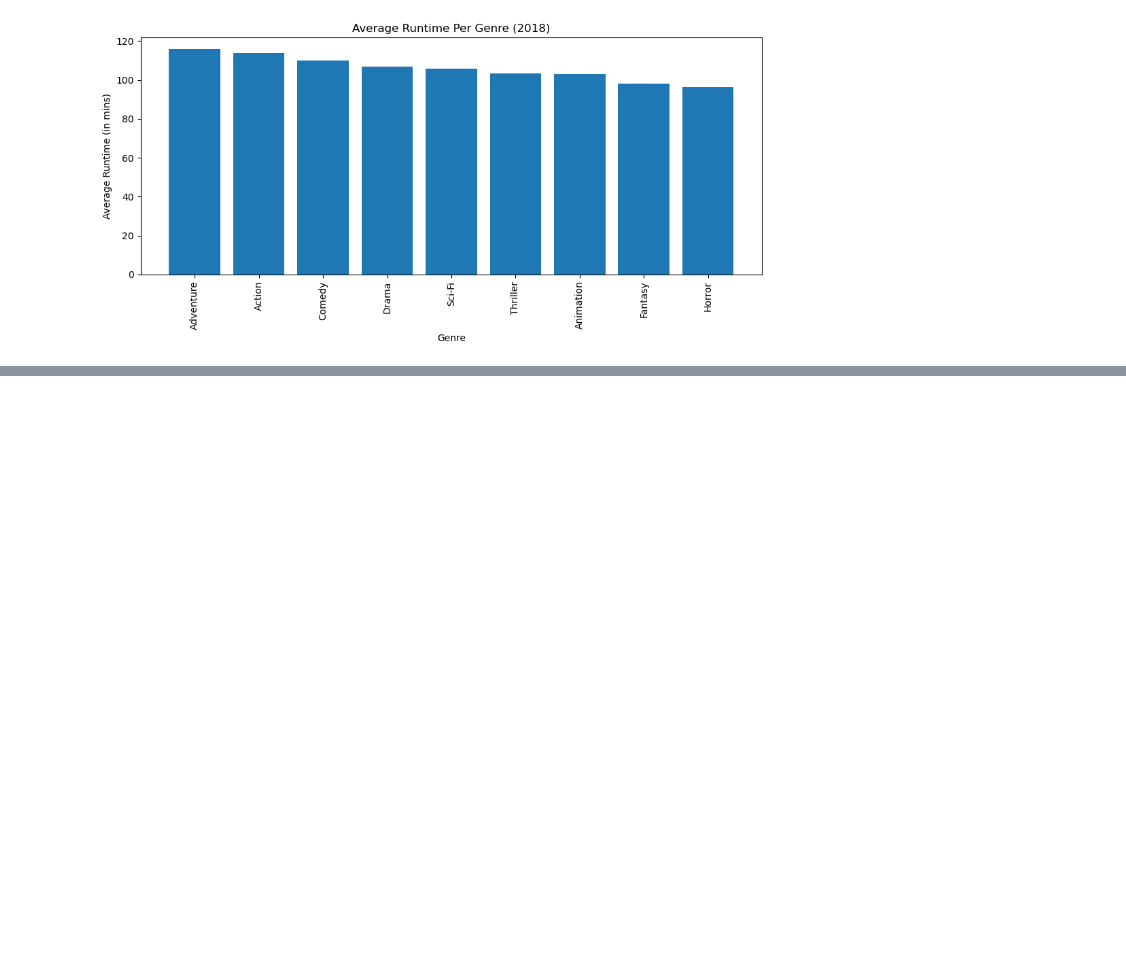
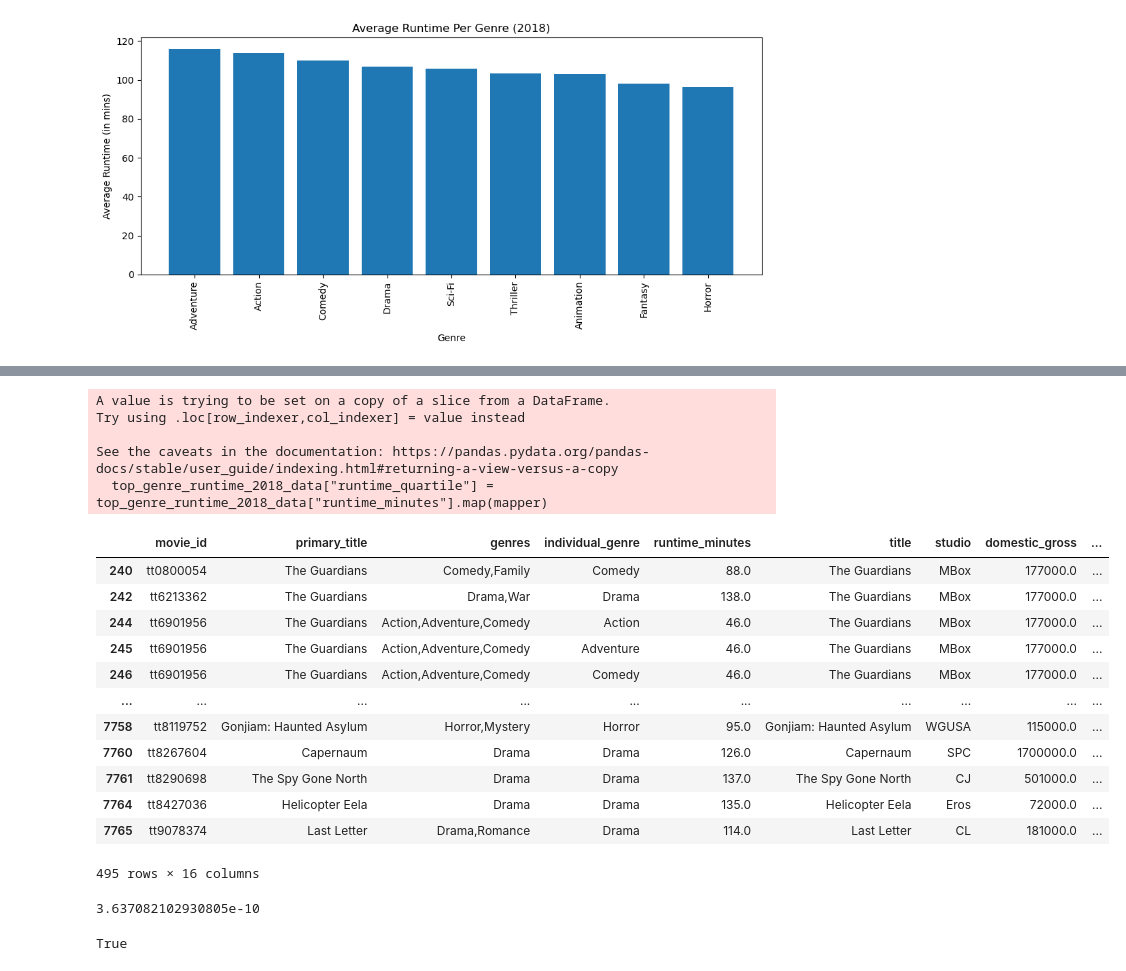
Before and after one commit to quadrillionaiire/SmartStudioRecs, a Jupyter notebook: notebooks/data_analysis_anbita.ipynb, the cells around one changed output, grey strips where cells are left out. Saved outputs shown, nothing was run; the diff lists cells and outputs as text; code cells hidden in the pictures; blank space fills up the shorter version.

```diff
--- a/notebooks/data_analysis_anbita.ipynb
+++ b/notebooks/data_analysis_anbita.ipynb
@@ -407,0 +404,35 @@ Name: total_gross, Length: 77, dtype: float64
+# %%
+def mapper(runtime):
+    """
+    Takes the runtime and returns the quartile bin
+    """
+    if runtime < first_quartile:
+        return runtime_bins[0]
+    elif runtime >= first_quartile and runtime <= third_quartile:
+        return runtime_bins[1]
+    else:
+        return runtime_bins[2]
+# %%
+# bin runtimes into quartiles
+
+top_genre_runtime_2018_data["runtime_quartile"] = top_genre_runtime_2018_data["runtime_minutes"].map(mapper)
+top_genre_runtime_2018_data
+# %% [output]
+A value is trying to be set on a copy of a slice from a DataFrame.
+Try using .loc[row_indexer,col_indexer] = value instead
+
+See the caveats in the documentation: https://pandas.pydata.org/pandas-docs/stable/user_guide/indexing.html#returning-a-view-versus-a-copy
+  top_genre_runtime_2018_data["runtime_quartile"] = top_genre_runtime_2018_data["runtime_minutes"].map(mapper)
+|  | movie_id | primary_title | genres | individual_genre | runtime_minutes | title | studio | domestic_gross | ... |
+| 240 | tt0800054 | The Guardians | Comedy,Family | Comedy | 88.0 | The Guardians | MBox | 177000.0 | ... |
+| 242 | tt6213362 | The Guardians | Drama,War | Drama | 138.0 | The Guardians | MBox | 177000.0 | ... |
+| 244 | tt6901956 | The Guardians | Action,Adventure,Comedy | Action | 46.0 | The Guardians | MBox | 177000.0 | ... |
+| 245 | tt6901956 | The Guardians | Action,Adventure,Comedy | Adventure | 46.0 | The Guardians | MBox | 177000.0 | ... |
+| 246 | tt6901956 | The Guardians | Action,Adventure,Comedy | Comedy | 46.0 | The Guardians | MBox | 177000.0 | ... |
+| ... | ... | ... | ... | ... | ... | ... | ... | ... | ... |
+| 7758 | tt8119752 | Gonjiam: Haunted Asylum | Horror,Mystery | Horror | 95.0 | Gonjiam: Haunted Asylum | WGUSA | 115000.0 | ... |
+| 7760 | tt8267604 | Capernaum | Drama | Drama | 126.0 | Capernaum | SPC | 1700000.0 | ... |
+| 7761 | tt8290698 | The Spy Gone North | Drama | Drama | 137.0 | The Spy Gone North | CJ | 501000.0 | ... |
+| 7764 | tt8427036 | Helicopter Eela | Drama | Drama | 135.0 | Helicopter Eela | Eros | 72000.0 | ... |
+| 7765 | tt9078374 | Last Letter | Drama,Romance | Drama | 114.0 | Last Letter | CL | 181000.0 | ... |
+495 rows × 16 columns
@@ -407,0 +445,11 @@ Name: total_gross, Length: 77, dtype: float64
+# %%
+result = stats.f_oneway(*total_gross_data_per_runtimebin_2018.values())
+f_stat, p_value = result
+
+p_value
+# %% [output]
+3.637082102930805e-10
+# %%
+p_value < alpha
+# %% [output]
+True
```
Also changed, not shown: parts of 36 cells of this notebook, 1 other file.
